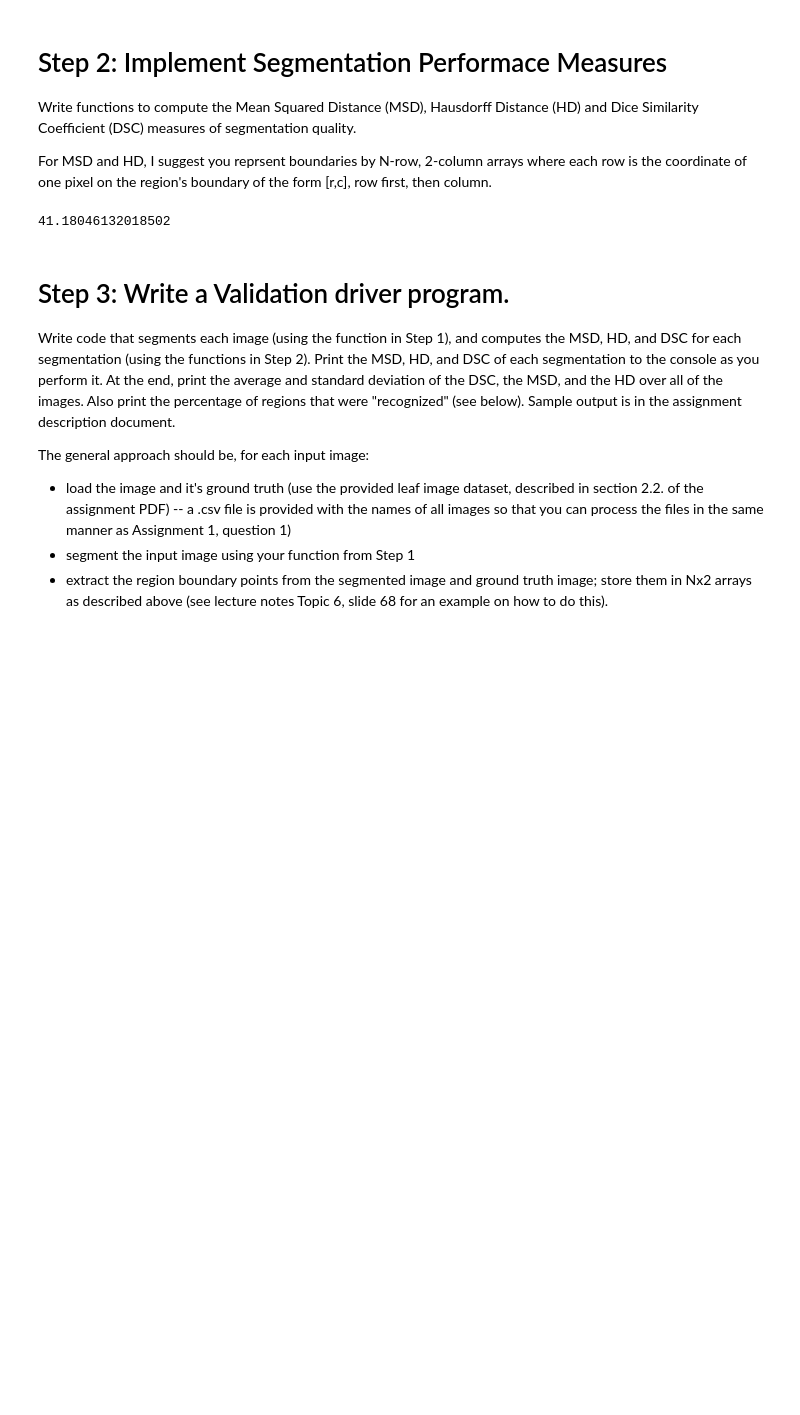
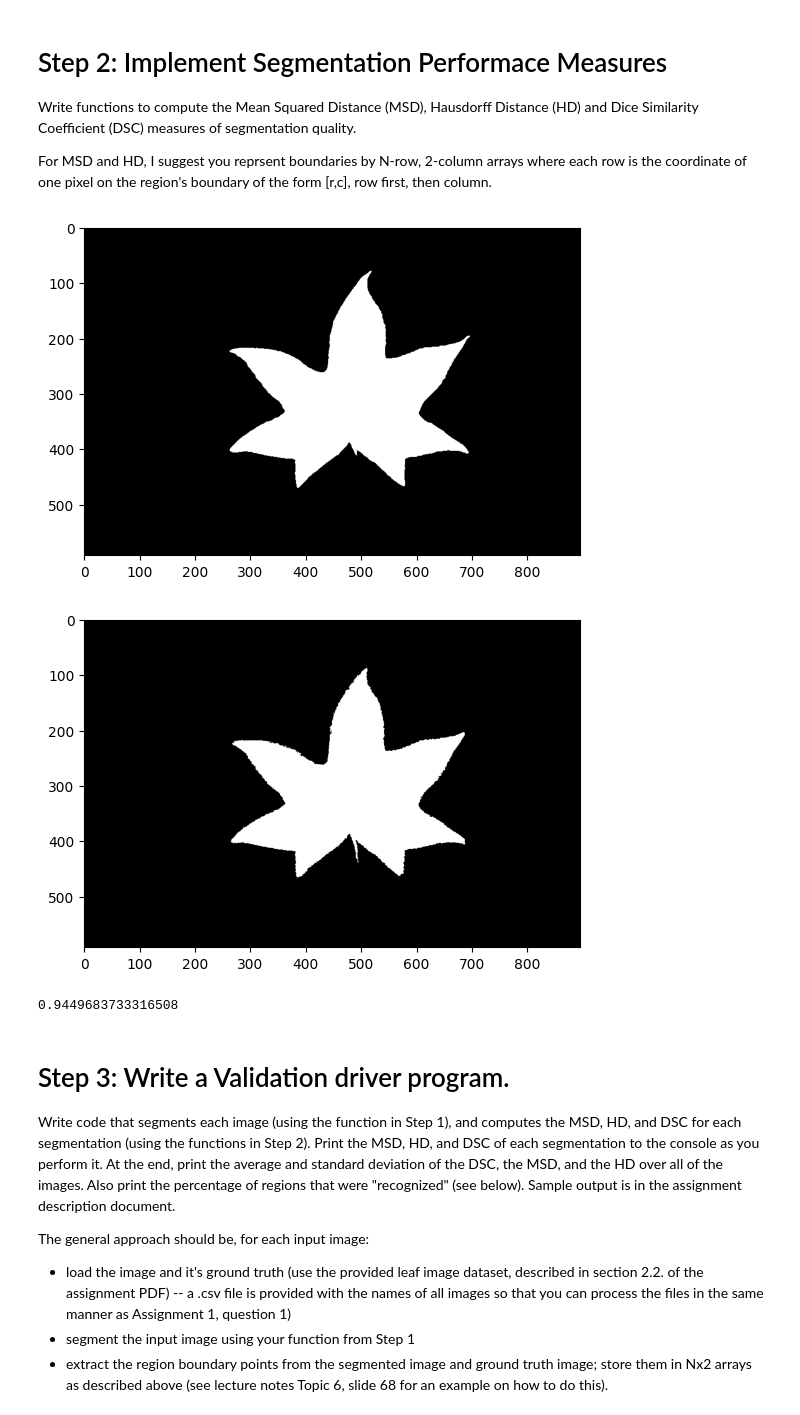
Before and after one commit to woodymorrice/cmpt819_a3, a Jupyter notebook: asn3-q1.ipynb, the cells around one changed output. Drawn from its saved outputs; the diff is of its cells as text; code cells hidden in the pictures; blank space fills up the shorter version.

```diff
--- a/asn3-q1.ipynb
+++ b/asn3-q1.ipynb
@@ -99,42 +97,42 @@ def mean_squared_distance(B, G):
 
         min_distances.append(min_dist)
 
     # divide by the number of points in B
     return sum(min_distances) / len(min_distances)
 
 def hausdorff_distance(B, G):
     # for all points in G f
     pass
 
 def dice_similarity_coefficient():
     pass
 
 def boundary_pixels(label_image):
     # code taken from topic 6 slide 68
     bp = np.where(seg.find_boundaries(label_image > 0, connectivity=2, mode='inner') > 0)
     return np.transpose(np.vstack(bp))
 
 def dist(a, b):
     return np.sqrt(np.sum((a - b) ** 2))
 
-b_path = os.path.join('.', 'images', "image_0001.png")
-g_path = os.path.join('.', 'groundtruth', "image_0001.png")
+b_path = os.path.join('.', 'images', "image_0015.png")
+g_path = os.path.join('.', 'groundtruth', "image_0015.png")
 img = io.imread(b_path)
 B = segleaf(img)
+plt.imshow(B, cmap='gray', vmin=0, vmax=1)
+plt.show()
 
 G = io.imread(g_path)
+plt.imshow(G, cmap='gray', vmin=0, vmax=1)
+plt.show()
 
 result = mean_squared_distance(B, G)
 
 print(result)
-
-# plt.imshow(B, cmap='gray', vmin=0, vmax=1)
-# plt.show()
-
-# plt.imshow(G, cmap='gray', vmin=0, vmax=1)
-# plt.show()
 # %% [output]
+[figure, added]
+[figure, added]
-41.18046132018502
+0.9449683733316508
 # %% [markdown]
 # Step 3: Write a Validation driver program.
 
```
Also changed, not shown: parts of 1 cell of this notebook.
